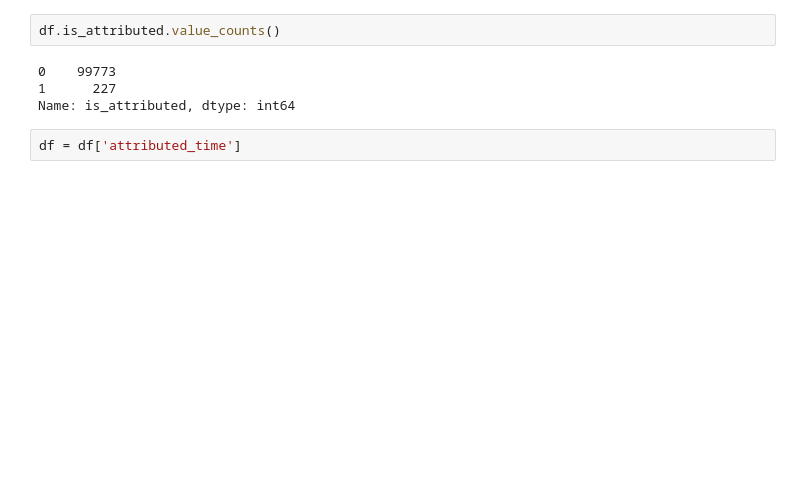
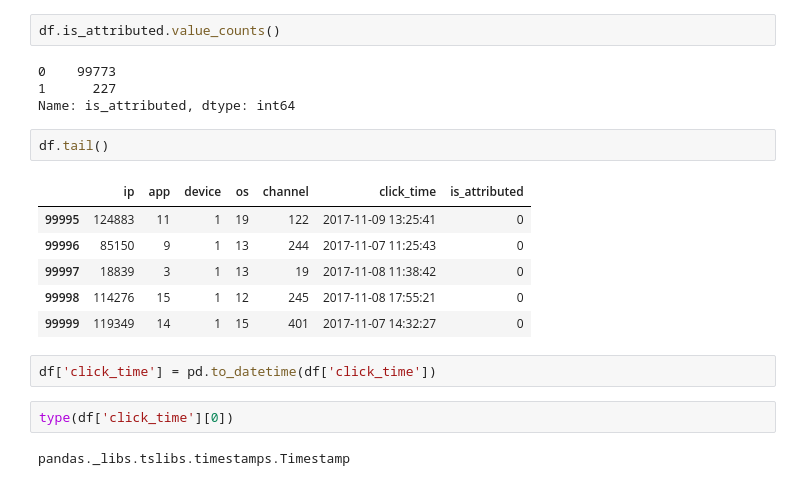
Before and after one commit to mahfuz978/Decision-Trees-and-Ensemble, a Jupyter notebook: Bagging_Boosting_Project/Mahfuzur_Bagging_Boosting_Project.ipynb, the cells around one changed output. Drawn from its saved outputs; the diff is of its cells as text; blank space fills up the shorter version.

```diff
--- a/Bagging_Boosting_Project/Mahfuzur_Bagging_Boosting_Project.ipynb
+++ b/Bagging_Boosting_Project/Mahfuzur_Bagging_Boosting_Project.ipynb
@@ -114,5 +127,18 @@ df.is_attributed.value_counts()
 0    99773
 1      227
 Name: is_attributed, dtype: int64
-# %%
-df = df['attributed_time']
+# %%
+df.tail()
+# %% [output]
+|  | ip | app | device | os | channel | click_time | is_attributed |
+| 99995 | 124883 | 11 | 1 | 19 | 122 | 2017-11-09 13:25:41 | 0 |
+| 99996 | 85150 | 9 | 1 | 13 | 244 | 2017-11-07 11:25:43 | 0 |
+| 99997 | 18839 | 3 | 1 | 13 | 19 | 2017-11-08 11:38:42 | 0 |
+| 99998 | 114276 | 15 | 1 | 12 | 245 | 2017-11-08 17:55:21 | 0 |
+| 99999 | 119349 | 14 | 1 | 15 | 401 | 2017-11-07 14:32:27 | 0 |
+# %%
+df['click_time'] = pd.to_datetime(df['click_time'])
+# %%
+type(df['click_time'][0])
+# %% [output]
+pandas._libs.tslibs.timestamps.Timestamp
```
Also changed, not shown: parts of 29 cells of this notebook.
